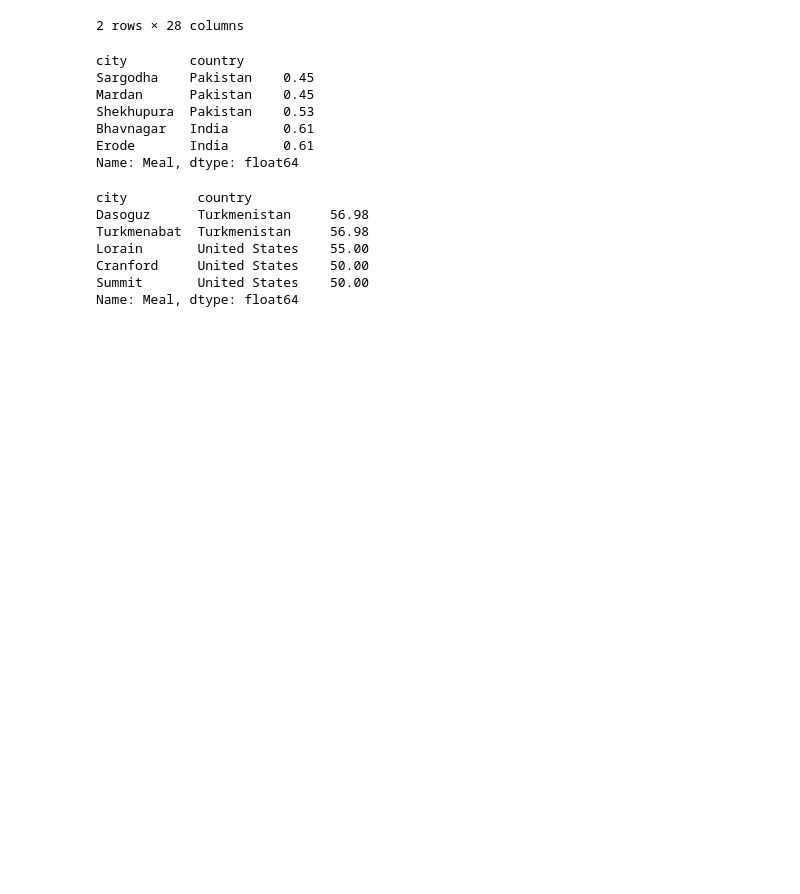
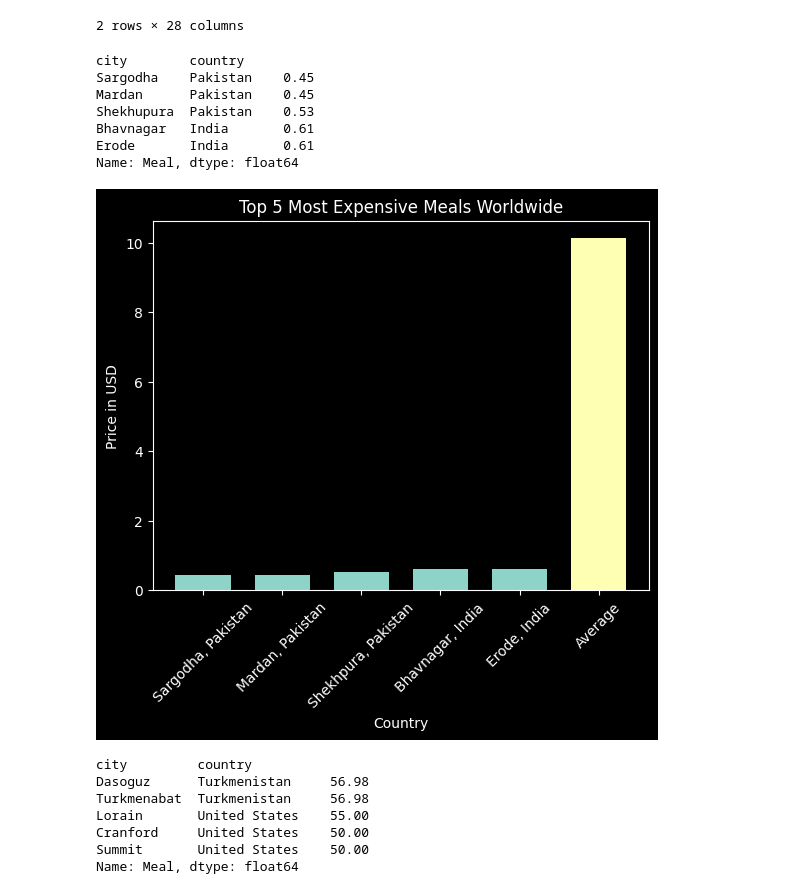
Before and after one commit to Reed-Carter/Global-Cost-of-Living, a Jupyter notebook: phil-project.ipynb, the cells around one changed output. Cells and saved outputs as stored; diff of their text form; code cells hidden in the pictures; blank space fills up the shorter version.

```diff
--- a/phil-project.ipynb
+++ b/phil-project.ipynb
@@ -152,7 +160,26 @@ Erode       India       0.61
 Name: Meal, dtype: float64
 # %%
 bottom_5_meal_values = [0.45, 0.45, 0.53, 0.61, 0.61]
-bottom_5_meal_location = ['Pakistan', 'Pakistan', 'Pakistan', 'India', 'India']
+bottom_5_meal_location = ['Sargodha, Pakistan', 'Mardan, Pakistan', 'Shekhpura, Pakistan', 'Bhavnagar, India', 'Erode, India']
+# %%
+# Create bar graph
+plt.style.use('dark_background')
+
+plt.title('Top 5 Most Expensive Meals Worldwide')
+
+bar_width = 0.7
+
+plt.bar(bottom_5_meal_location, bottom_5_meal_values, width=bar_width)
+plt.bar('Average', meal_average, width=bar_width)
+plt.xticks(rotation=45)
+
+
+plt.xlabel('Country')
+plt.ylabel('Price in USD')
+
+plt.show()
+# %% [output]
+[figure, added]
 # %%
 # Sorting Meal column to find top 5 most expensive places
 cost_of_living.Meal.sort_values(ascending=False).head(5)
```
Also changed, not shown: parts of 4 cells of this notebook.
